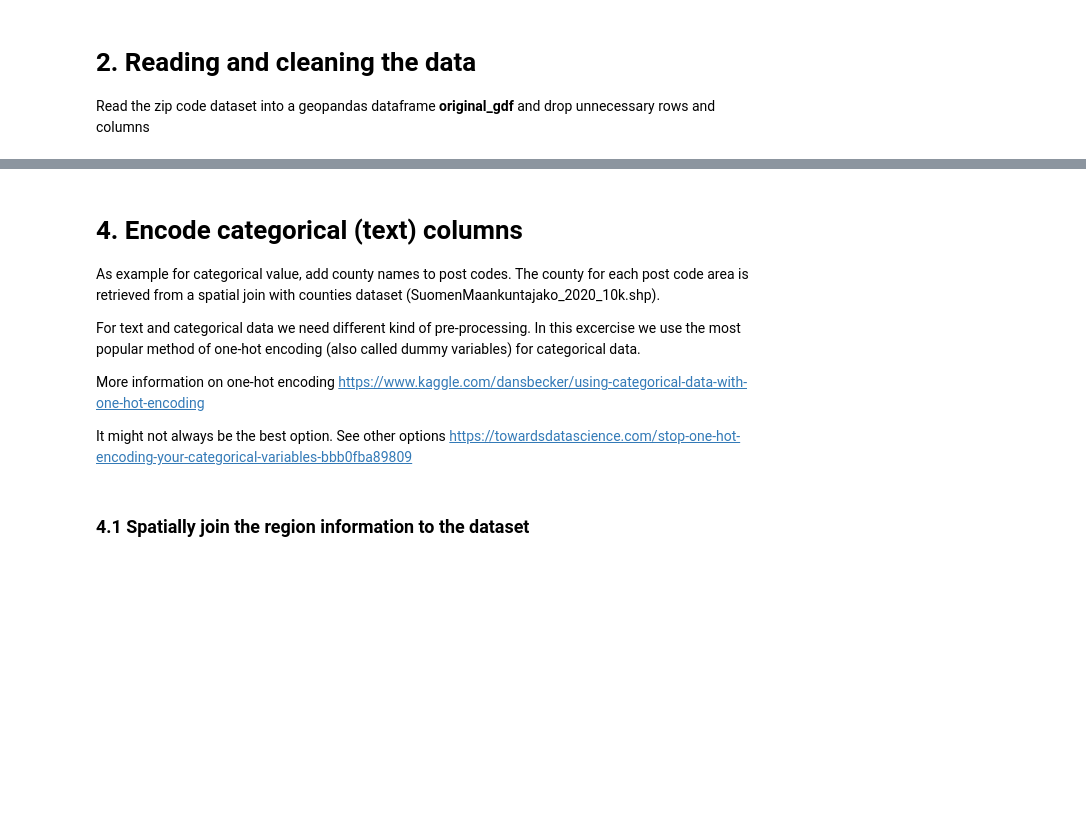
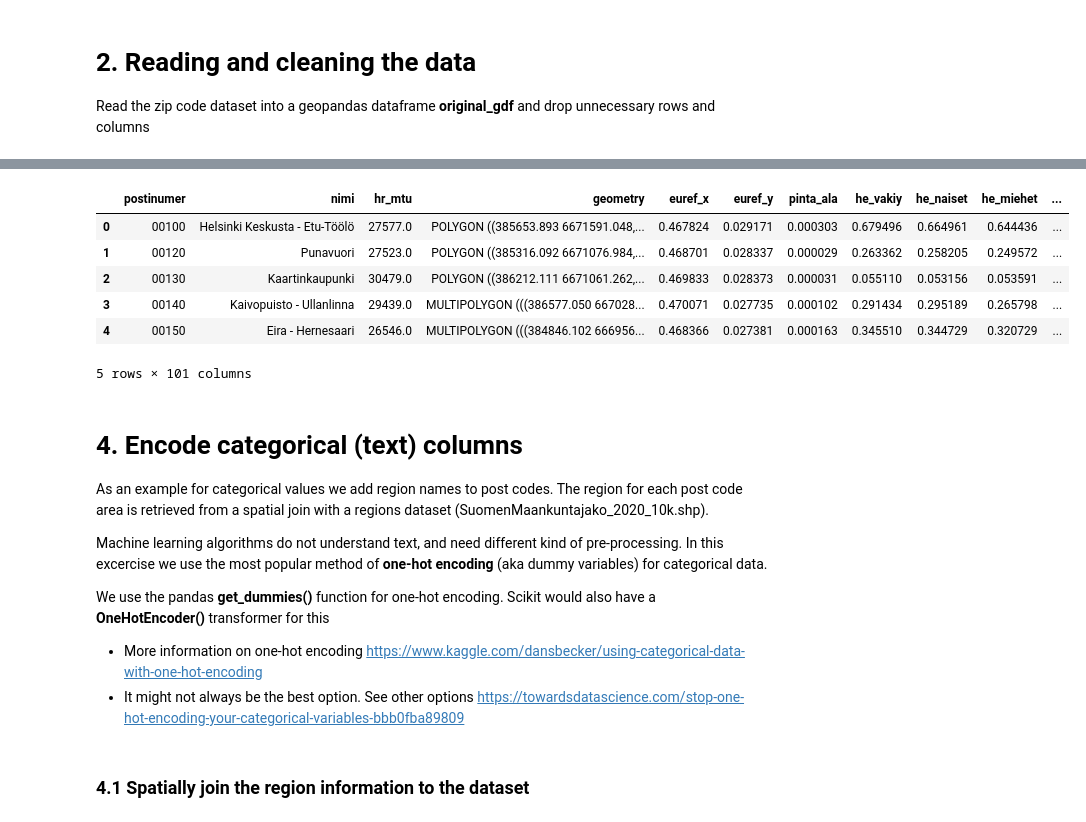
Before and after one commit to csc-training/geocomputing, a Jupyter notebook: machineLearning/01_data_preparation/01_vectorDataPreparations.ipynb, the cells around one changed output, grey strips where cells are left out. Saved outputs shown, nothing was run; the diff lists cells and outputs as text; code cells hidden in the pictures; blank space fills up the shorter version.

Commit message:
Removed old excercises and updated new ones

```diff
--- a/machineLearning/01_data_preparation/01_vectorDataPreparations.ipynb
+++ b/machineLearning/01_data_preparation/01_vectorDataPreparations.ipynb
@@ -81,42 +116,51 @@ We do this for all numerical columns. Text (string) types of columns need differ
 # %%
 ### Get list of all column headings
 all_columns = list(original_gdf.columns)
 
 ### List the column names that we don't want to be scaled
 col_names_no_scaling = ['postinumer','nimi','hr_mtu','geometry']
 
 ### List of column names we want to scale. (all columns minus those we don't want)
 col_names_to_scaling = [column for column in all_columns if column not in col_names_no_scaling]
 
 ### Subset the data for only those to-be scaled
 gdf = original_gdf[col_names_to_scaling]
 
-### Apply a Scikit StandardScaler for all the columns left in gdf
-scaler = StandardScaler()
+### Apply a Scikit StandardScaler() or MinMaxScaler() for all the columns left in dataframe
+### You can also test both
+#scaler = StandardScaler()
+scaler = MinMaxScaler()
 scaled_values_array = scaler.fit_transform(gdf)
 
-### You could save the scaler for later use with this
+### You can save the scaler for later use with this. If there suddenly would be more zip codes in Finland, we could use the same scaler.
 dump(scaler, scaler_path, compress=True)
 
 ### The scaled columns come back as a numpy ndarray, switch back to a geopandas dataframe again
 gdf = pd.DataFrame(scaled_values_array)
 gdf.columns = col_names_to_scaling
 
 ### Join the non-scaled columns back with the the scaled columns by index
 scaled_gdf = original_gdf[col_names_no_scaling].join(gdf)
 scaled_gdf.head()
+# %% [output]
+|  | postinumer | nimi | hr_mtu | geometry | euref_x | euref_y | pinta_ala | he_vakiy | he_naiset | he_miehet | ... |
+| 0 | 00100 | Helsinki Keskusta - Etu-Töölö | 27577.0 | POLYGON ((385653.893 6671591.048,... | 0.467824 | 0.029171 | 0.000303 | 0.679496 | 0.664961 | 0.644436 | ... |
+| 1 | 00120 | Punavuori | 27523.0 | POLYGON ((385316.092 6671076.984,... | 0.468701 | 0.028337 | 0.000029 | 0.263362 | 0.258205 | 0.249572 | ... |
+| 2 | 00130 | Kaartinkaupunki | 30479.0 | POLYGON ((386212.111 6671061.262,... | 0.469833 | 0.028373 | 0.000031 | 0.055110 | 0.053156 | 0.053591 | ... |
+| 3 | 00140 | Kaivopuisto - Ullanlinna | 29439.0 | MULTIPOLYGON (((386577.050 667028... | 0.470071 | 0.027735 | 0.000102 | 0.291434 | 0.295189 | 0.265798 | ... |
+| 4 | 00150 | Eira - Hernesaari | 26546.0 | MULTIPOLYGON (((384846.102 666956... | 0.468366 | 0.027381 | 0.000163 | 0.345510 | 0.344729 | 0.320729 | ... |
+5 rows × 101 columns
 # %% [markdown]
 # 4. Encode categorical (text) columns
 
-As example for categorical value, add county names to post codes. The county for each post code area is retrieved from a spatial join with counties dataset (SuomenMaankuntajako_2020_10k.shp).
+As an example for categorical values we add region names to post codes. The region for each post code area is retrieved from a spatial join with a regions dataset (SuomenMaankuntajako_2020_10k.shp).
 
-For text and categorical data we need different kind of pre-processing. In this excercise we use the most popular method of one-hot encoding (also called dummy variables) for categorical data.
+Machine learning algorithms do not understand text, and need different kind of pre-processing. In this excercise we use the most popular method of **one-hot encoding** (aka dummy variables) for categorical data.
 
-More information on one-hot encoding
-https://www.kaggle.com/dansbecker/using-categorical-data-with-one-hot-encoding
+We use the pandas **get_dummies()** function for one-hot encoding. Scikit would also have a **OneHotEncoder()** transformer for this
 
-It might not always be the best option. See other options
-https://towardsdatascience.com/stop-one-hot-encoding-your-categorical-variables-bbb0fba89809
+* More information on one-hot encoding https://www.kaggle.com/dansbecker/using-categorical-data-with-one-hot-encoding
+* It might not always be the best option. See other options https://towardsdatascience.com/stop-one-hot-encoding-your-categorical-variables-bbb0fba89809
 # %% [markdown]
 ### 4.1 Spatially join the region information to the dataset
 # %%
```
Also changed, not shown: parts of 9 cells of this notebook, 8 other files.
